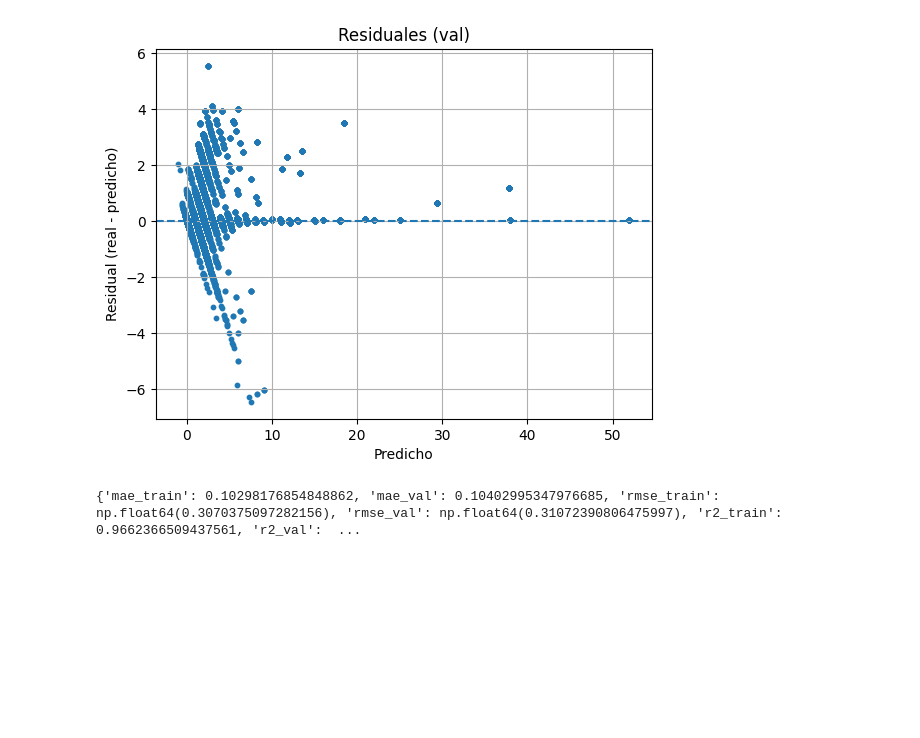
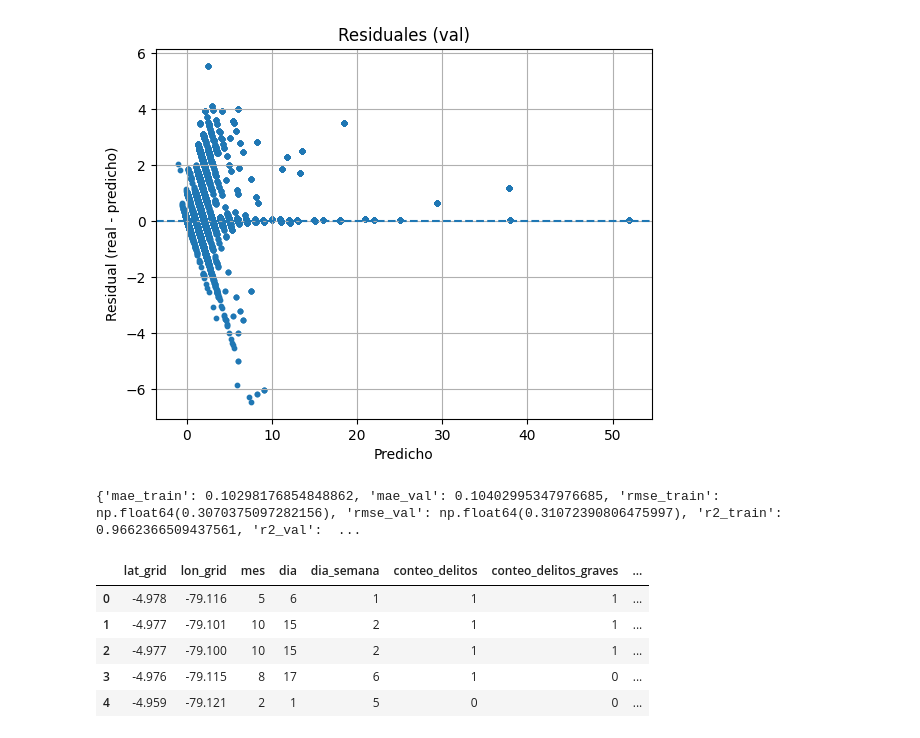
Before and after one commit to mfalvarezd/sistema-de-prediccion-espacio-temporal-de-eventos-delictivos, a Jupyter notebook: notebooks/pruebas.ipynb, the cells around one changed output. Saved outputs shown, nothing was run; the diff lists cells and outputs as text; code cells hidden in the pictures; blank space fills up the shorter version.

```diff
--- a/notebooks/pruebas.ipynb
+++ b/notebooks/pruebas.ipynb
@@ -258,3 +258,20 @@ R2    train=0.9662 | val=0.9656
 [figure]
 [figure]
 {'mae_train': 0.10298176854848862, 'mae_val': 0.10402995347976685, 'rmse_train': np.float64(0.3070375097282156), 'rmse_val': np.float64(0.31072390806475997), 'r2_train': 0.9662366509437561, 'r2_val':  ...
+# %%
+import joblib
+import pandas as pd
+import os
+
+df = pd.read_csv("../data/processed/dataset_entrenamiento_final_final.csv")
+
+df["evento_delictivo_grave"] = (df["conteo_delitos_graves"] > 0).astype(int)
+
+df.head()
+# %% [output]
+|  | lat_grid | lon_grid | mes | dia | dia_semana | conteo_delitos | conteo_delitos_graves | ... |
+| 0 | -4.978 | -79.116 | 5 | 6 | 1 | 1 | 1 | ... |
+| 1 | -4.977 | -79.101 | 10 | 15 | 2 | 1 | 1 | ... |
+| 2 | -4.977 | -79.100 | 10 | 15 | 2 | 1 | 1 | ... |
+| 3 | -4.976 | -79.115 | 8 | 17 | 6 | 1 | 0 | ... |
+| 4 | -4.959 | -79.121 | 2 | 1 | 5 | 0 | 0 | ... |
```
Also changed, not shown: parts of 10 cells of this notebook, 3 other files.
